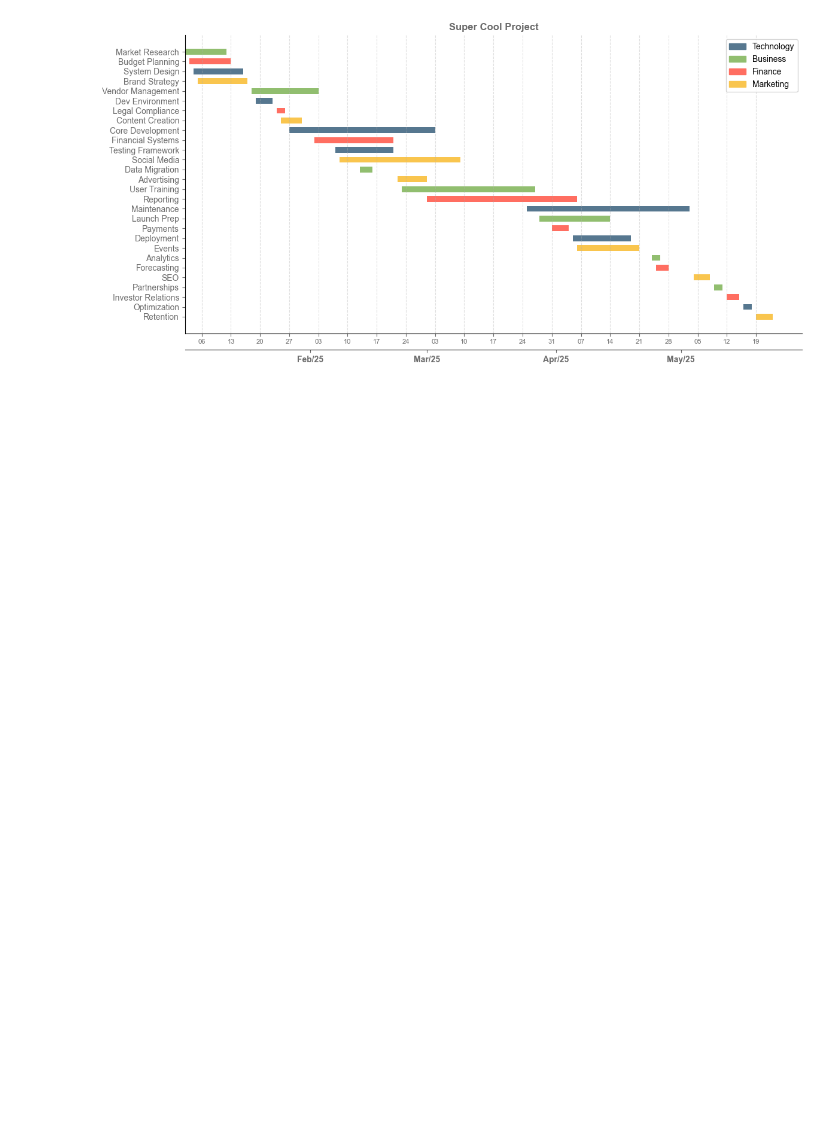
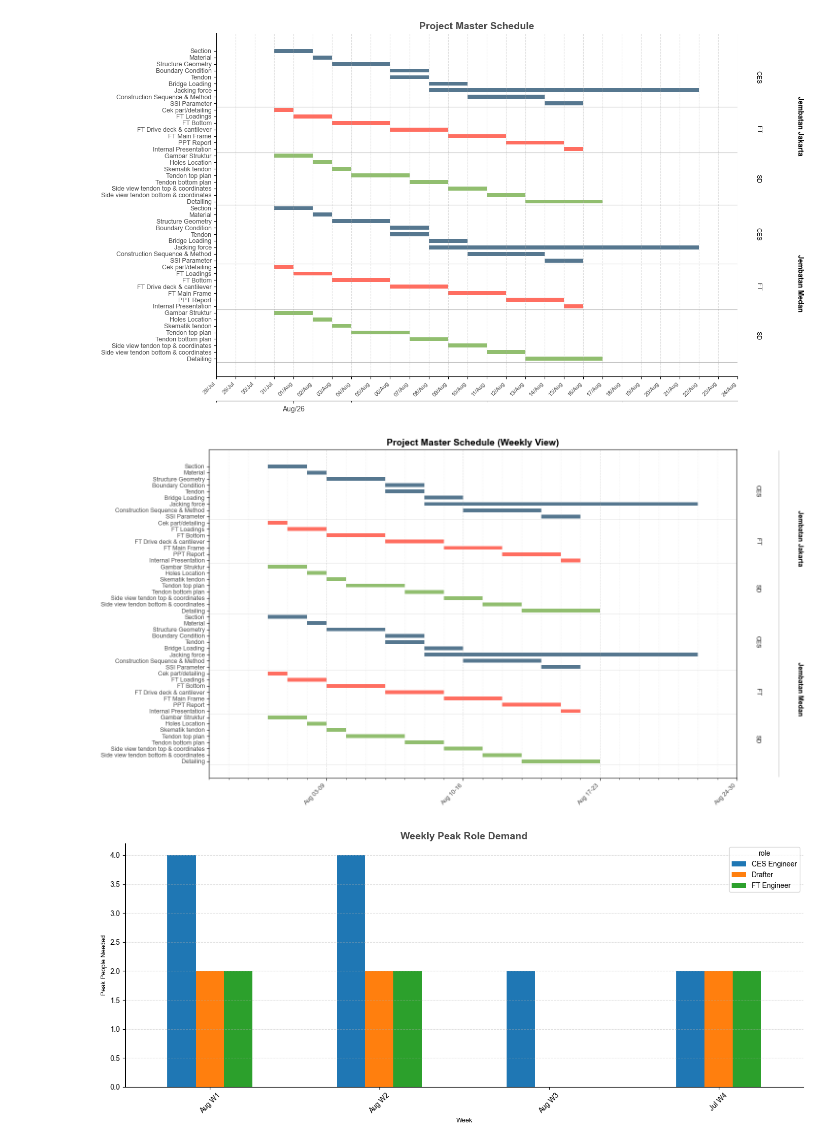
Before and after one commit to wirabinz/gantt-plotter, a Jupyter notebook: testing.ipynb, the cells around one changed output. Saved outputs shown, nothing was run; the diff lists cells and outputs as text; code cells hidden in the pictures; blank space fills up the shorter version.

```diff
--- a/testing.ipynb
+++ b/testing.ipynb
@@ -48,4 +63,9 @@ grouped_tasks
 # %%
-plot_gantt(grouped_tasks)
+master_schedule = build_master_schedule(file_path)
+plot_gantt(master_schedule)
+plot_gantt_weekly(master_schedule)
+plot_weekly_role_demand(master_schedule)
 # %% [output]
-[figure, old version]
+[figure, new version]
+[figure, added]
+[figure, added]
```
Also changed, not shown: parts of 10 cells of this notebook.
